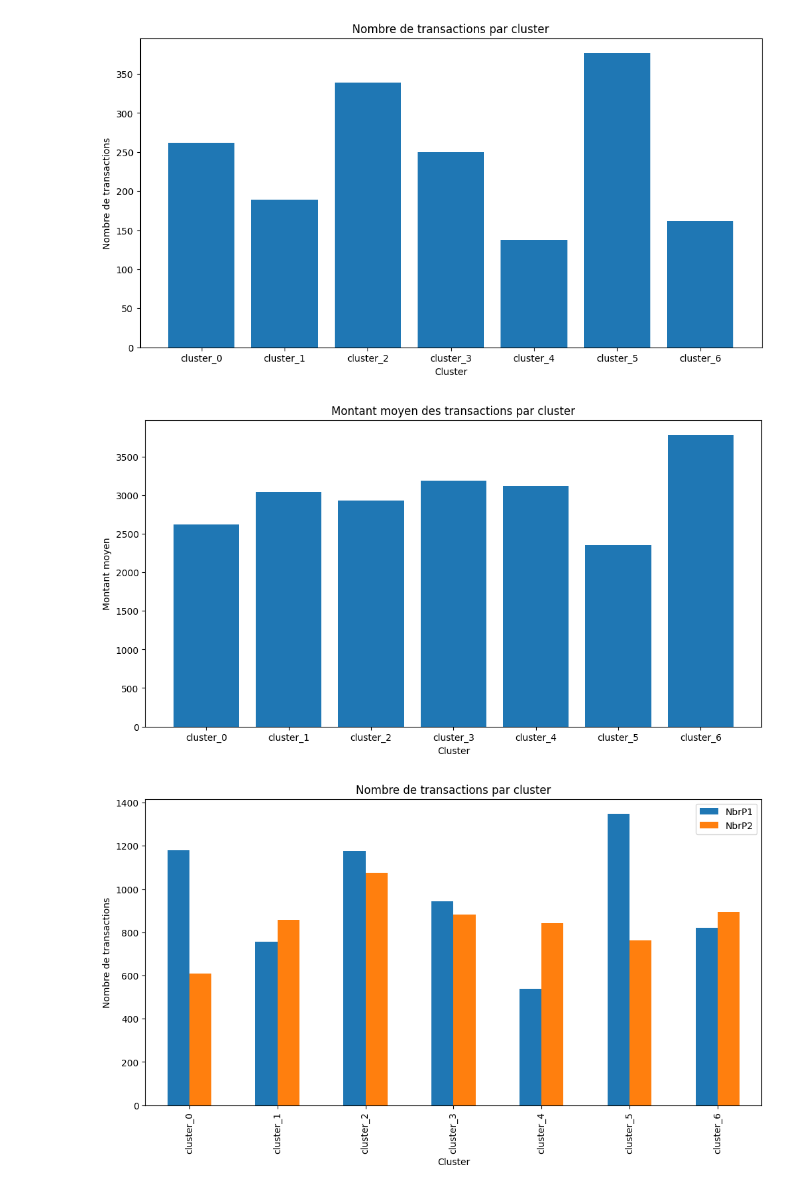
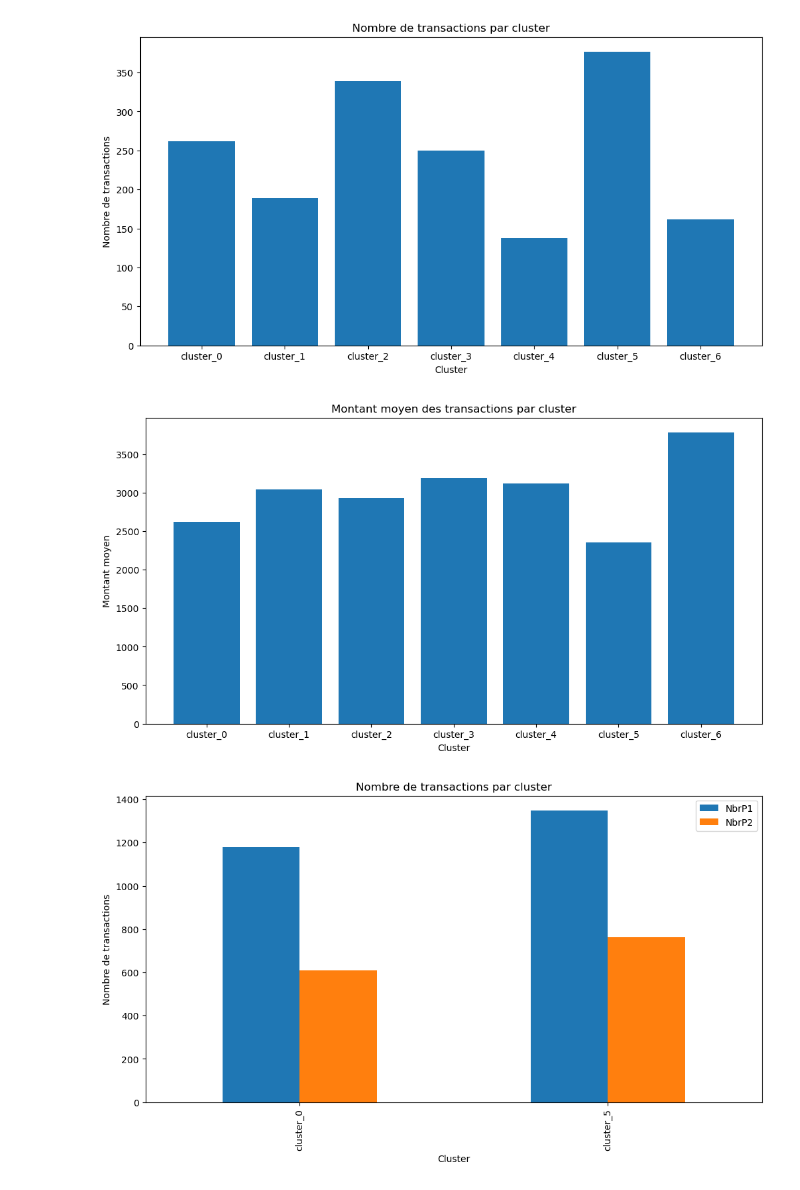
Before and after one commit to MarouaneBenabdelkader/CustomerBehaviorAnalysisWithPython, a Jupyter notebook: mini_project.ipynb, the cells around one changed output. Drawn from its saved outputs; the diff is of its cells as text; code cells hidden in the pictures.

```diff
--- a/mini_project.ipynb
+++ b/mini_project.ipynb
@@ -56,0 +42,6 @@ dtype: int64
+# %%
+concatenated_df["Price"] = pd.to_numeric(concatenated_df["Price"], errors="coerce")
+concatenated_df["Date_purchase"] = pd.to_datetime(concatenated_df["Date_purchase"], format="%d/%m/%Y", errors="coerce")
+null_values = concatenated_df.isnull().sum()
+
+print(null_values)
@@ -537,7 +527,6 @@ plot_cluster_transaction(client_df)
 # %% [output]
 [figure]
 # %%
-# d. Panier moyen par Cluster
 def plot_cluster_amount(df_stats : pd.DataFrame):
     plt.figure(figsize=(12, 6))
     plt.bar(df_stats.index, df_stats["Mean(M)"])
@@ -546,16 +535,17 @@ def plot_cluster_amount(df_stats : pd.DataFrame):
     plt.ylabel("Montant moyen")
 plot_cluster_amount(statistics_df)
 # %% [output]
-[figure, old version]
+[figure, new version]
 # %%
-# e. Pour le cluster qui représente les nouveaux clients, réaliser un graphe qui montre la comparaison entre le NbrP1 et NbrP2
 def plot_new_client(df_clt: pd.DataFrame):
     # Group by 'Cluster' and calculate the sum of 'Frequency' for each cluster
     new_client = df_clt.groupby("Cluster")[["NbrP1", "NbrP2"]].sum()
+    # keep only cluster that represent new client in cluster 0 and 5
+    new_client = new_client.iloc[[0, 5]]
     new_client.plot(kind="bar", figsize=(12, 6))
     plt.title("Nombre de transactions par cluster")
     plt.xlabel("Cluster")
     plt.ylabel("Nombre de transactions")
 plot_new_client(client_df)
 # %% [output]
-[figure, old version]
+[figure, new version]
```
Also changed, not shown: parts of 27 cells of this notebook, 2 other files.
